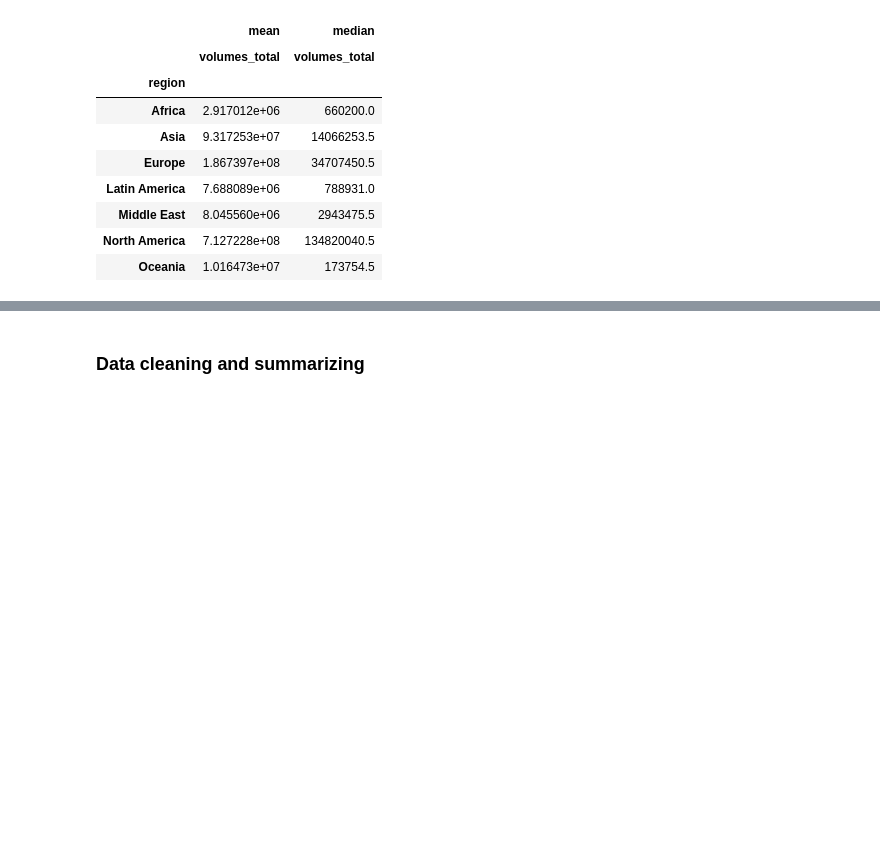
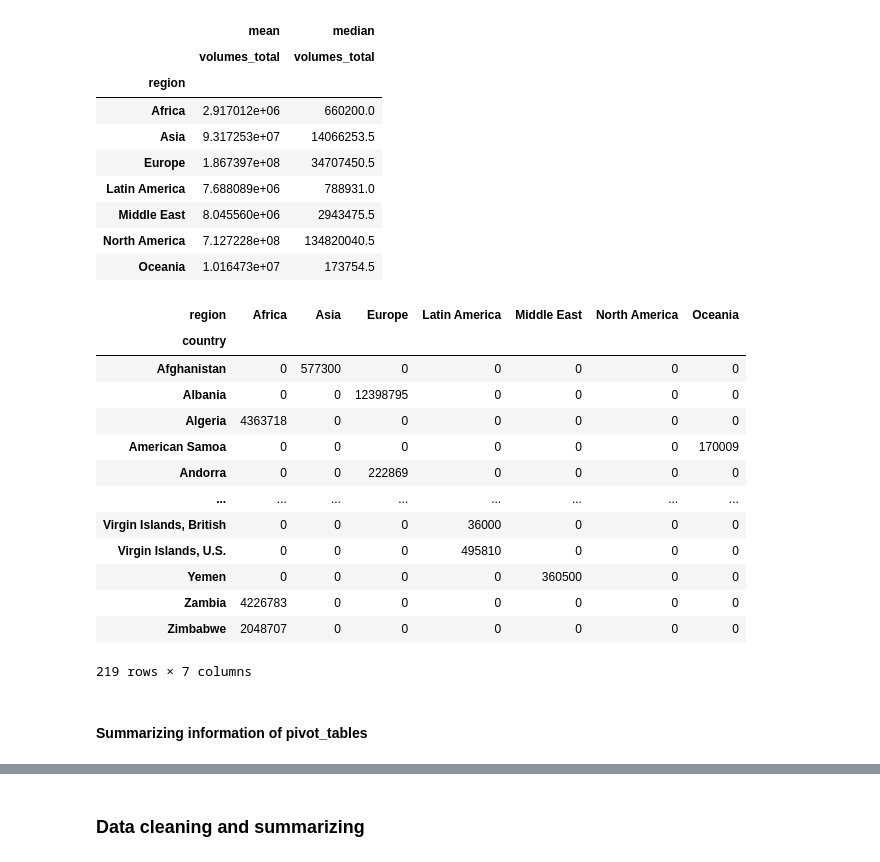
Before and after one commit to GabrielReisR/python_scripts, a Jupyter notebook: pandas_basics.ipynb, the cells around one changed output, grey strips where cells are left out. Cells and saved outputs as stored; diff of their text form; code cells hidden in the pictures; blank space fills up the shorter version.

```diff
--- a/pandas_basics.ipynb
+++ b/pandas_basics.ipynb
@@ -800,3 +899,29 @@ region_books # 'mean' is the default aggregator
 | Middle East | 8.045560e+06 | 2943475.5 |
 | North America | 7.127228e+08 | 134820040.5 |
 | Oceania | 1.016473e+07 | 173754.5 |
+# %%
+# It takes the form of: df.pivot_table(values = 'col1', index = 'col2')
+country_books = libraries.pivot_table(values = 'volumes_total',
+                                      index = 'country',
+                                      columns = 'region',
+                                      fill_value = 0
+                                     )
+
+country_books # 'mean' is the default aggregator
+# %% [output]
+| region | Africa | Asia | Europe | Latin America | Middle East | North America | Oceania |
+| country |  |  |  |  |  |  |  |
+| Afghanistan | 0 | 577300 | 0 | 0 | 0 | 0 | 0 |
+| Albania | 0 | 0 | 12398795 | 0 | 0 | 0 | 0 |
+| Algeria | 4363718 | 0 | 0 | 0 | 0 | 0 | 0 |
+| American Samoa | 0 | 0 | 0 | 0 | 0 | 0 | 170009 |
+| Andorra | 0 | 0 | 222869 | 0 | 0 | 0 | 0 |
+| ... | ... | ... | ... | ... | ... | ... | ... |
+| Virgin Islands, British | 0 | 0 | 0 | 36000 | 0 | 0 | 0 |
+| Virgin Islands, U.S. | 0 | 0 | 0 | 495810 | 0 | 0 | 0 |
+| Yemen | 0 | 0 | 0 | 0 | 360500 | 0 | 0 |
+| Zambia | 4226783 | 0 | 0 | 0 | 0 | 0 | 0 |
+| Zimbabwe | 2048707 | 0 | 0 | 0 | 0 | 0 | 0 |
+219 rows × 7 columns
+# %% [markdown]
+#### Summarizing information of pivot_tables
```
Also changed, not shown: parts of 21 cells of this notebook.
